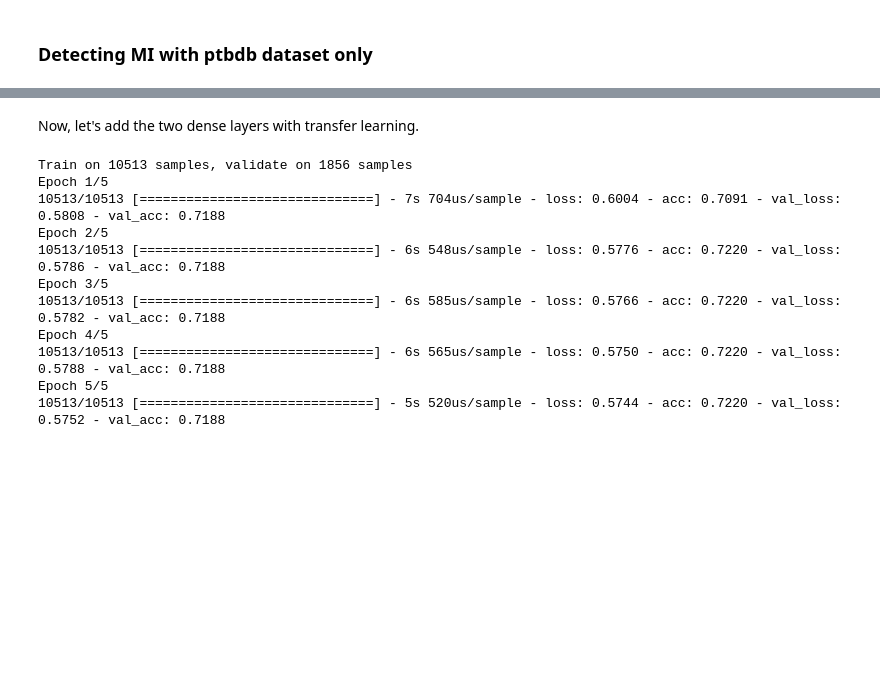
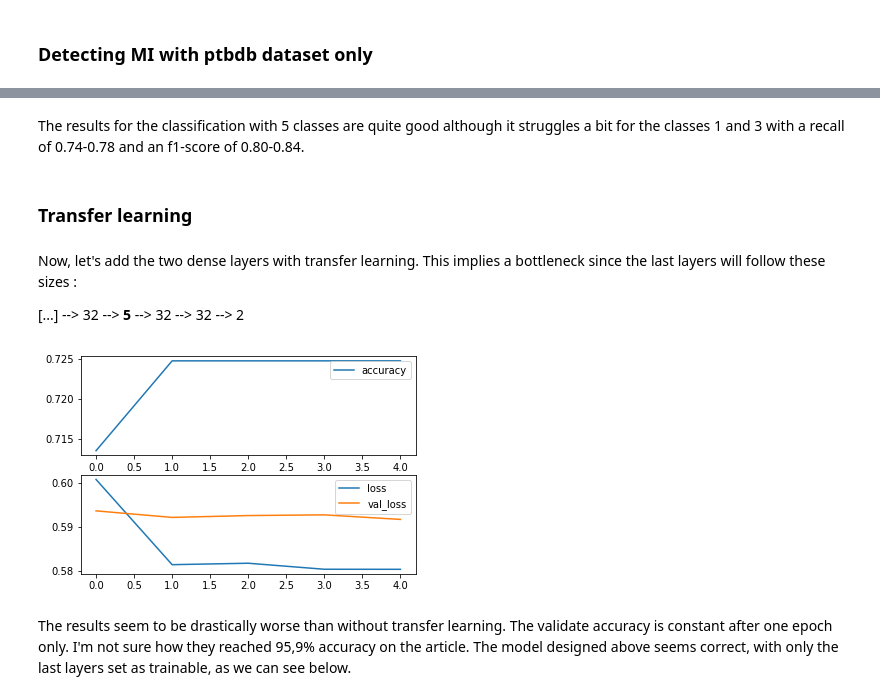
Before and after one commit to ArnoBen/ECG-Heartbeat-Categorization, a Jupyter notebook: ecg_classification.ipynb, the cells around one changed output, grey strips where cells are left out. Cells and saved outputs as stored; diff of their text form; code cells hidden in the pictures; blank space fills up the shorter version.

```diff
--- a/ecg_classification.ipynb
+++ b/ecg_classification.ipynb
@@ -354,3 +358,10 @@ The accuracy on the testing set is 99.1%
+# %% [markdown]
+The results for the classification with 5 classes are quite good although it struggles a bit for the classes 1 and 3 with a recall of 0.74-0.78 and an f1-score of 0.80-0.84.
+# %% [markdown]
+### Transfer learning
 # %% [markdown]
 Now, let's add the two dense layers with transfer learning.
+This implies a bottleneck since the last layers will follow these sizes :
+
+[...] --> 32 --> **5** --> 32 --> 32 --> 2
 # %%
@@ -371,19 +382,14 @@ history = model.fit(np.expand_dims(X_train_ptbdb, axis=2),
                     y_train_ptbdb,
                     validation_split=0.15,
                     epochs=5,
-                    batch_size=128,)
+                    batch_size=128,
+                    verbose=0)
-# %% [output]
-Train on 10513 samples, validate on 1856 samples
-Epoch 1/5
-10513/10513 [==============================] - 7s 704us/sample - loss: 0.6004 - acc: 0.7091 - val_loss: 0.5808 - val_acc: 0.7188
-Epoch 2/5
-10513/10513 [==============================] - 6s 548us/sample - loss: 0.5776 - acc: 0.7220 - val_loss: 0.5786 - val_acc: 0.7188
-Epoch 3/5
-10513/10513 [==============================] - 6s 585us/sample - loss: 0.5766 - acc: 0.7220 - val_loss: 0.5782 - val_acc: 0.7188
-Epoch 4/5
-10513/10513 [==============================] - 6s 565us/sample - loss: 0.5750 - acc: 0.7220 - val_loss: 0.5788 - val_acc: 0.7188
-Epoch 5/5
-10513/10513 [==============================] - 5s 520us/sample - loss: 0.5744 - acc: 0.7220 - val_loss: 0.5752 - val_acc: 0.7188
+# %%
+plot_learning(history)
+# %% [output]
+[figure, added]
+# %% [markdown]
+The results seem to be drastically worse than without transfer learning. The validate accuracy is constant after one epoch only. I'm not sure how they reached 95,9% accuracy on the article. The model designed above seems correct, with only the last layers set as trainable, as we can see below.
 # %%
 print("Trainability of the layers \n")
 for layer in model.layers:
```
Also changed, not shown: parts of 42 cells of this notebook.
